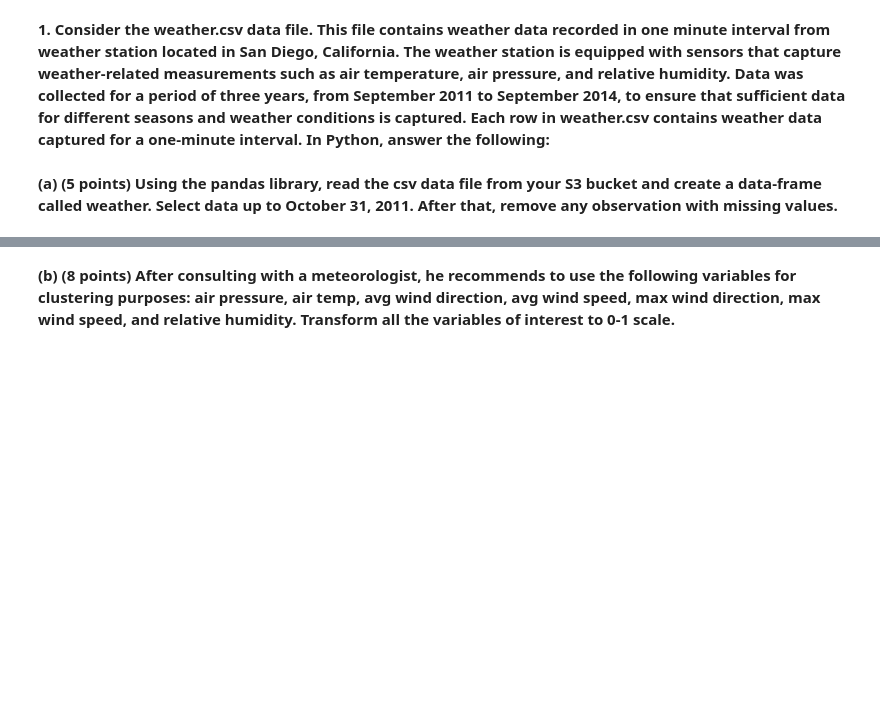
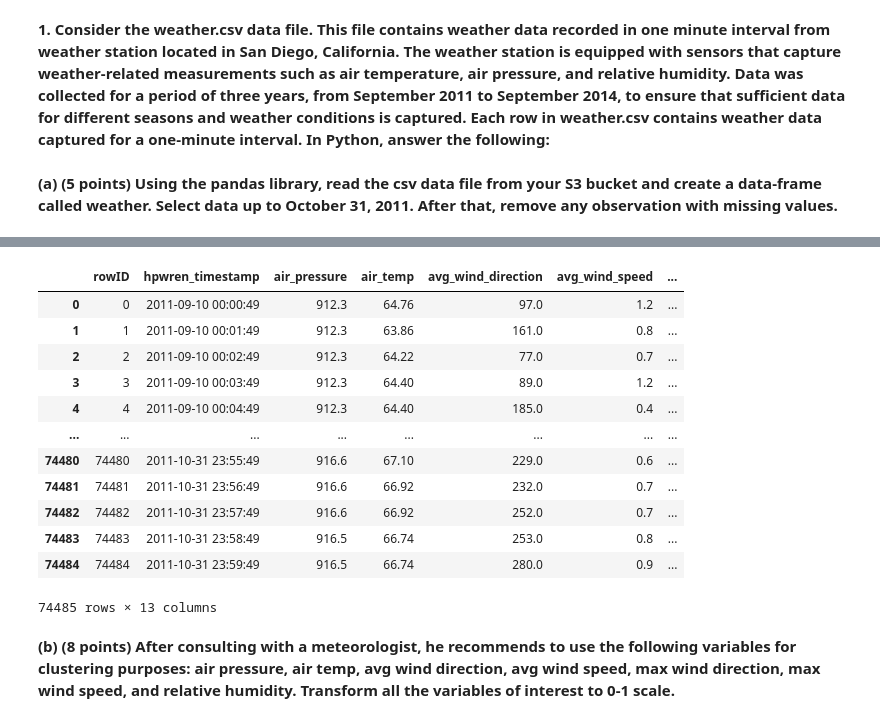
Before and after one commit to craigshaf50/DATA-445, a Jupyter notebook: Exams/Exam2/Exam2_Q1.ipynb, the cells around one changed output, grey strips where cells are left out. Drawn from its saved outputs; the diff is of its cells as text; code cells hidden in the pictures; blank space fills up the shorter version.

```diff
--- a/Exams/Exam2/Exam2_Q1.ipynb
+++ b/Exams/Exam2/Exam2_Q1.ipynb
@@ -2,3 +2,29 @@
 **1. Consider the weather.csv data file. This file contains weather data recorded in one minute interval from weather station located in San Diego, California. The weather station is equipped with sensors that capture weather-related measurements such as air temperature, air pressure, and relative humidity. Data was collected for a period of three years, from September 2011 to September 2014, to ensure that sufficient data for different seasons and weather conditions is captured. Each row in weather.csv contains weather data captured for a one-minute interval. In Python, answer the following:**
 # %% [markdown]
 **(a) (5 points) Using the pandas library, read the csv data file from your S3 bucket and create a data-frame called weather. Select data up to October 31, 2011. After that, remove any observation with missing values.**
+# %%
+import boto3
+import pandas as pd; pd.set_option('display.max_column', 100)
+import numpy as np
+import matplotlib.pyplot as plt
+
+from sklearn.preprocessing import MinMaxScaler
+from sklearn.cluster import KMeans
+from sklearn.metrics import silhouette_score
+
+
+## Defining the s3 bucket
+s3 = boto3.resource('s3')
+bucket_name = 'craig-shaffer-data-445-bucket'
+bucket = s3.Bucket(bucket_name)
+
+## Defining the file to be read from s3 bucket
+file_key = 'weather.csv'
+
+bucket_object = bucket.Object(file_key)
+file_object = bucket_object.get()
+file_content_stream = file_object.get('Body')
+
+# reading the datafile
+weather = pd.read_csv(file_content_stream)
+weather.head()
@@ -4,0 +38,18 @@
+# %%
+#selecting only the data up to 10-31-2011 (all data with 'hpwren_timestamp' less than 11-01-2011)
+weather_filtered = weather.loc[(weather['hpwren_timestamp'] < '2011-11-01')]
+weather_filtered
+# %% [output]
+|  | rowID | hpwren_timestamp | air_pressure | air_temp | avg_wind_direction | avg_wind_speed | ... |
+| 0 | 0 | 2011-09-10 00:00:49 | 912.3 | 64.76 | 97.0 | 1.2 | ... |
+| 1 | 1 | 2011-09-10 00:01:49 | 912.3 | 63.86 | 161.0 | 0.8 | ... |
+| 2 | 2 | 2011-09-10 00:02:49 | 912.3 | 64.22 | 77.0 | 0.7 | ... |
+| 3 | 3 | 2011-09-10 00:03:49 | 912.3 | 64.40 | 89.0 | 1.2 | ... |
+| 4 | 4 | 2011-09-10 00:04:49 | 912.3 | 64.40 | 185.0 | 0.4 | ... |
+| ... | ... | ... | ... | ... | ... | ... | ... |
+| 74480 | 74480 | 2011-10-31 23:55:49 | 916.6 | 67.10 | 229.0 | 0.6 | ... |
+| 74481 | 74481 | 2011-10-31 23:56:49 | 916.6 | 66.92 | 232.0 | 0.7 | ... |
+| 74482 | 74482 | 2011-10-31 23:57:49 | 916.6 | 66.92 | 252.0 | 0.7 | ... |
+| 74483 | 74483 | 2011-10-31 23:58:49 | 916.5 | 66.74 | 253.0 | 0.8 | ... |
+| 74484 | 74484 | 2011-10-31 23:59:49 | 916.5 | 66.74 | 280.0 | 0.9 | ... |
+74485 rows × 13 columns
```
Also changed, not shown: parts of 14 cells of this notebook.
